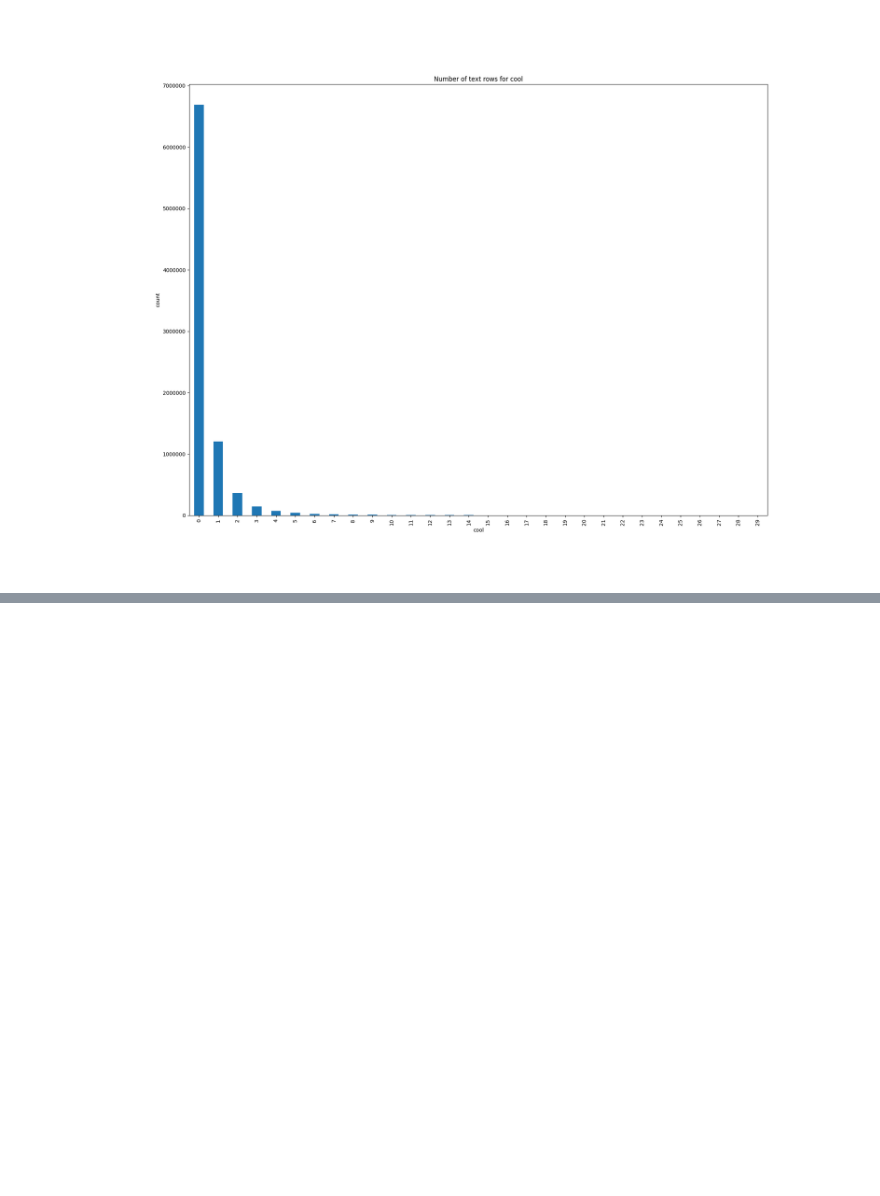
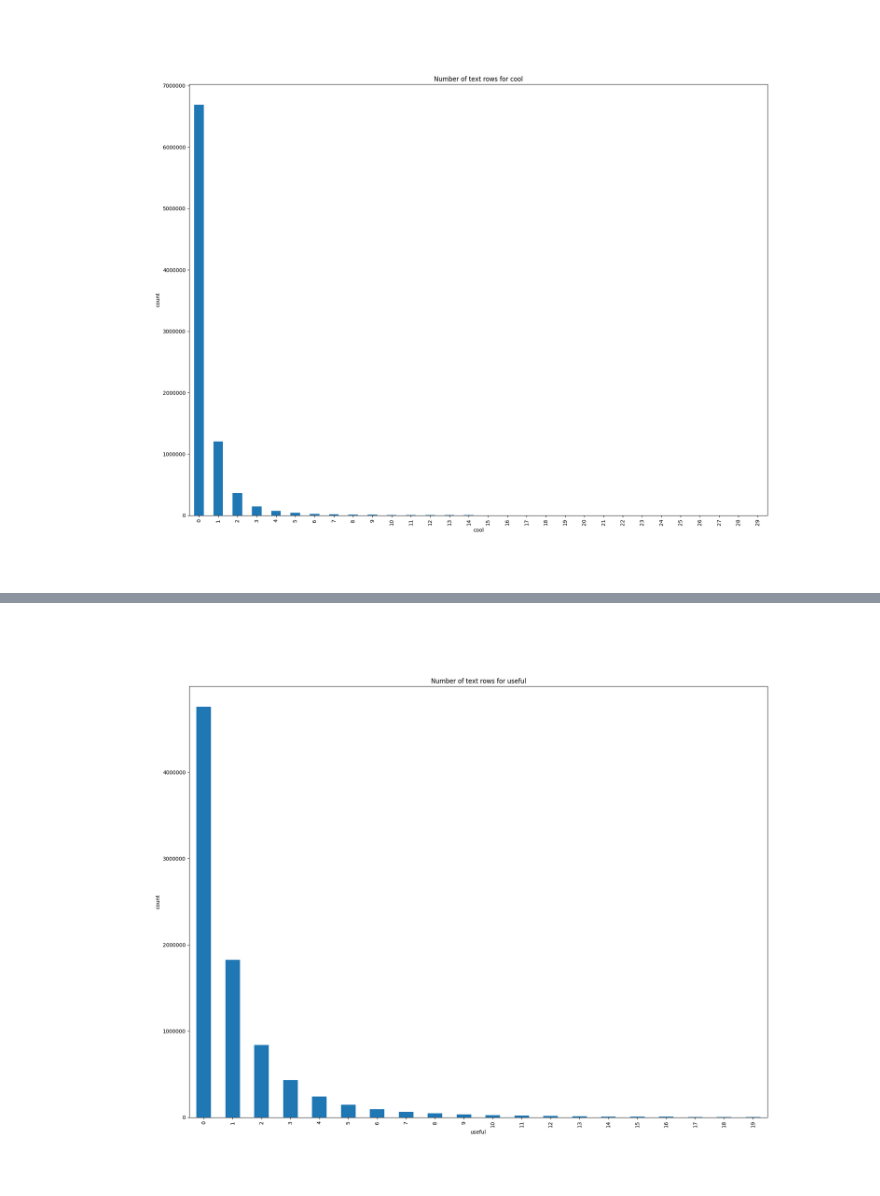
Before and after one commit to Necronoxia/Cdac_proj_yelp, a Jupyter notebook: EDA/Review_EDA.ipynb, the cells around one changed output, grey strips where cells are left out. Saved outputs shown, nothing was run; the diff lists cells and outputs as text; code cells hidden in the pictures; blank space fills up the shorter version.

```diff
--- a/EDA/Review_EDA.ipynb
+++ b/EDA/Review_EDA.ipynb
@@ -272,0 +325,3 @@ Text(0, 0.5, 'count')
+# %%
+count_useful = review.groupBy("useful").count()
+count_useful = count_useful.sort(["useful"]).limit(20).toPandas()
@@ -272,0 +330,8 @@ Text(0, 0.5, 'count')
+# %%
+plt.clf()
+count_useful.plot(kind='bar', x='useful',y='count', legend=None, figsize=(20,15))
+plt.title('Number of text rows for useful')
+plt.xlabel('useful')
+plt.ylabel('count')
+%matplot plt
+# %% [output]
@@ -272,0 +339 @@ Text(0, 0.5, 'count')
+[figure, added]
```
Also changed, not shown: parts of 17 cells of this notebook.
